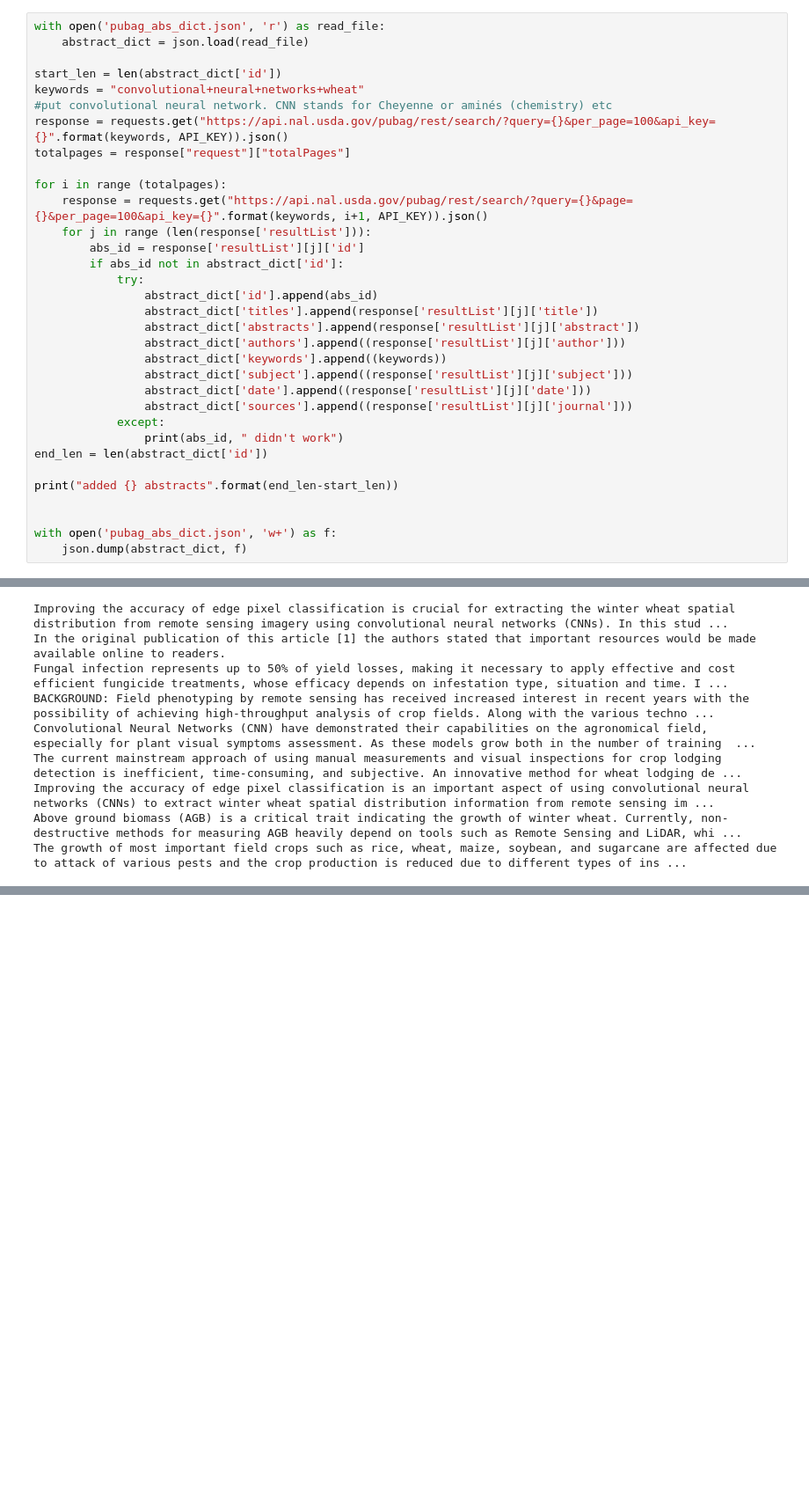
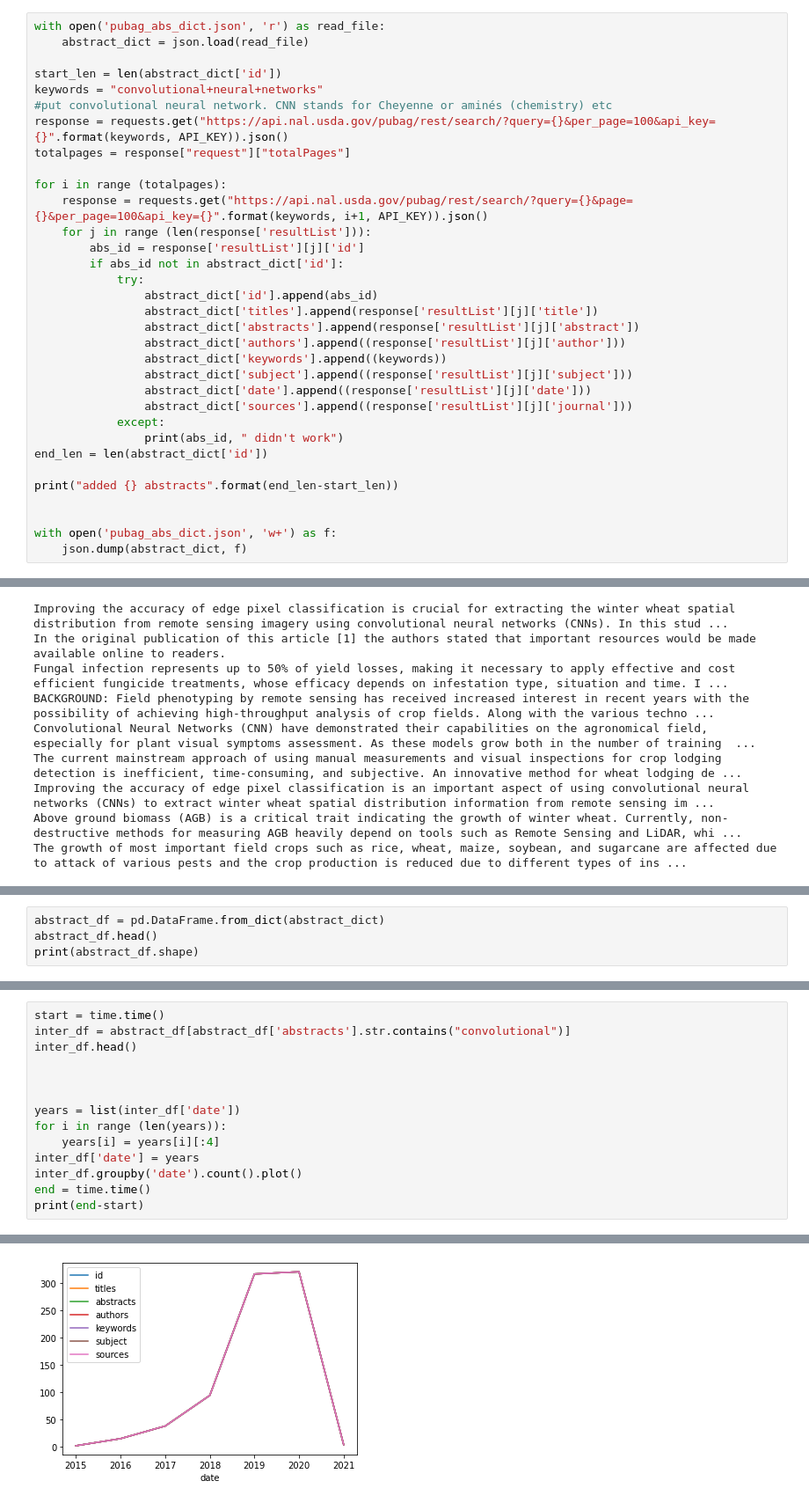
Before and after one commit to NitramAnaip/ImpAgt, a Jupyter notebook: PubAg_exploration.ipynb, the cells around one changed output, grey strips where cells are left out. Shown at 88% size. Saved outputs shown, nothing was run; the diff lists cells and outputs as text; blank space fills up the shorter version.

Commit message:
Added a graphs of years of appearance of specific words

```diff
--- a/PubAg_exploration.ipynb
+++ b/PubAg_exploration.ipynb
@@ -16,7 +20,7 @@ with open('pubag_abs_dict.json', 'r') as read_file:
     abstract_dict = json.load(read_file)
 
 start_len = len(abstract_dict['id'])
-keywords = "convolutional+neural+networks+wheat"
+keywords = "convolutional+neural+networks"
 #put convolutional neural network. CNN stands for Cheyenne or aminés (chemistry) etc
 response = requests.get("https://api.nal.usda.gov/pubag/rest/search/?query={}&per_page=100&api_key={}".format(keywords, API_KEY)).json()
 totalpages = response["request"]["totalPages"]
@@ -71,0 +79,4 @@ print(len(abstract_dict['id']))
+# %%
+abstract_df = pd.DataFrame.from_dict(abstract_dict)
+abstract_df.head()
+print(abstract_df.shape)
@@ -71,0 +85,15 @@ print(len(abstract_dict['id']))
+# %%
+start = time.time()
+inter_df = abstract_df[abstract_df['abstracts'].str.contains("convolutional")]
+inter_df.head()
+
+
+
+years = list(inter_df['date'])
+for i in range (len(years)):
+    years[i] = years[i][:4]
+inter_df['date'] = years
+inter_df.groupby('date').count().plot()
+end = time.time()
+print(end-start)
+# %% [output]
@@ -71,0 +106 @@ print(len(abstract_dict['id']))
+[figure, added]
```
Also changed, not shown: parts of 10 cells of this notebook, 1 other file.
